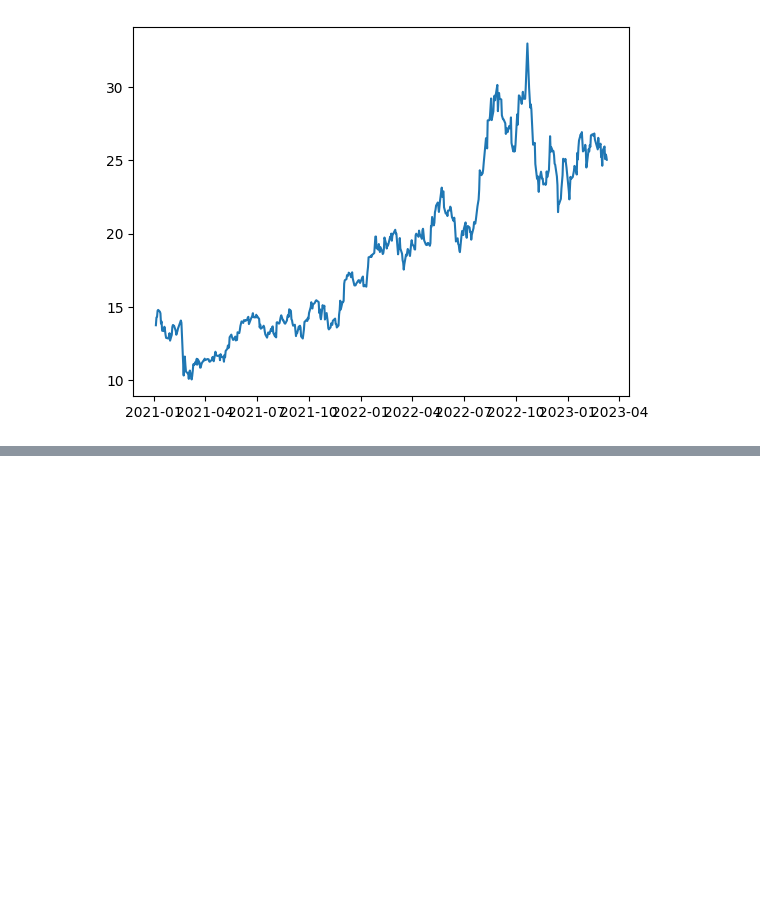
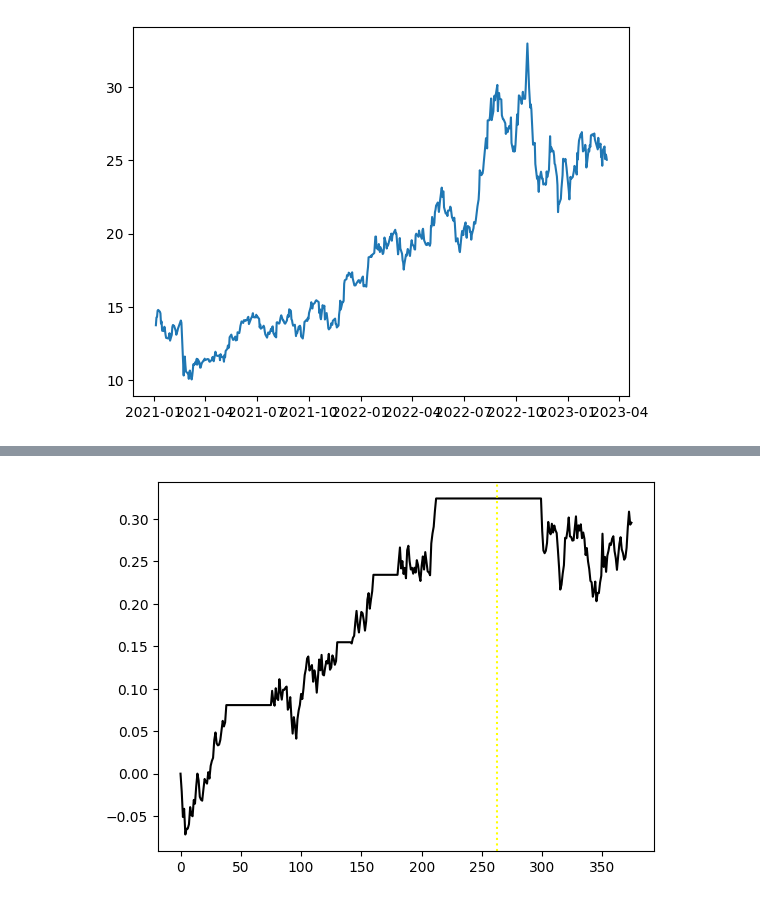
Before and after one commit to JoaoJungblut/pairs_trading, a Jupyter notebook: test.ipynb, the cells around one changed output, grey strips where cells are left out. Cells and saved outputs as stored; diff of their text form; code cells hidden in the pictures; blank space fills up the shorter version.

Commit message:
add function to calculate pair's returns

```diff
--- a/test.ipynb
+++ b/test.ipynb
@@ -92,0 +93,14 @@ plt.show()
+# %%
+x_rtn = backtest.calculate_stock_return(x)
+y_rtn = backtest.calculate_stock_return(y)
+
+trade_return = backtest.calculate_trade_return(signal, x_rtn, y_rtn)
+# %%
+cum_trade_return = np.cumsum(trade_return)
+
+fig, ax = plt.subplots()
+ax.plot(cum_trade_return, color="black")
+ax.axvline(len(z_score_train_test)*0.7, color="yellow", linestyle="dotted")
+plt.show()
+# %% [output]
+[figure, added]
```
Also changed, not shown: parts of 5 cells of this notebook, 1 other file.
